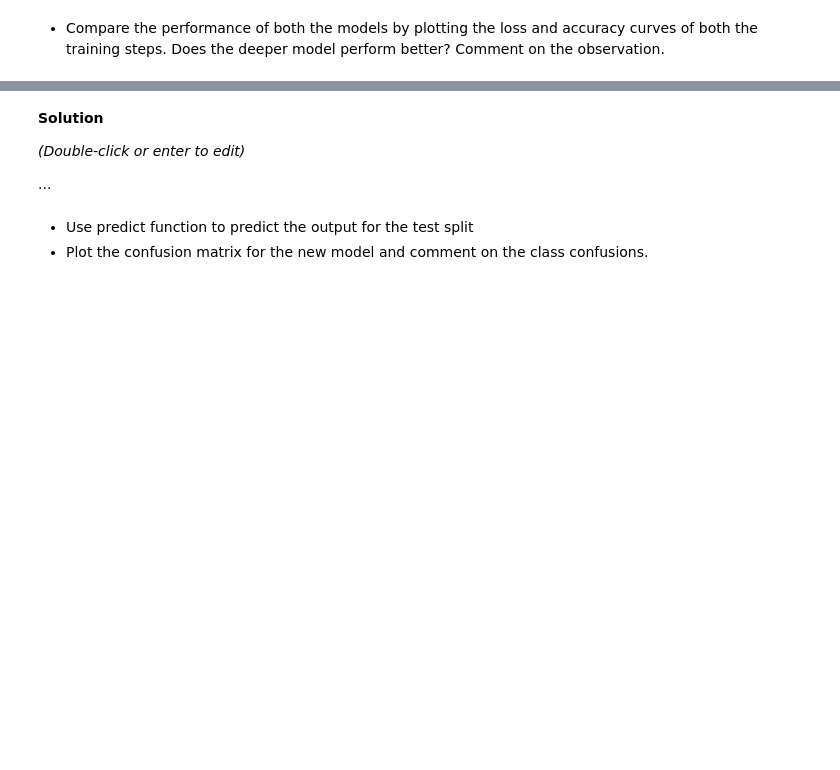
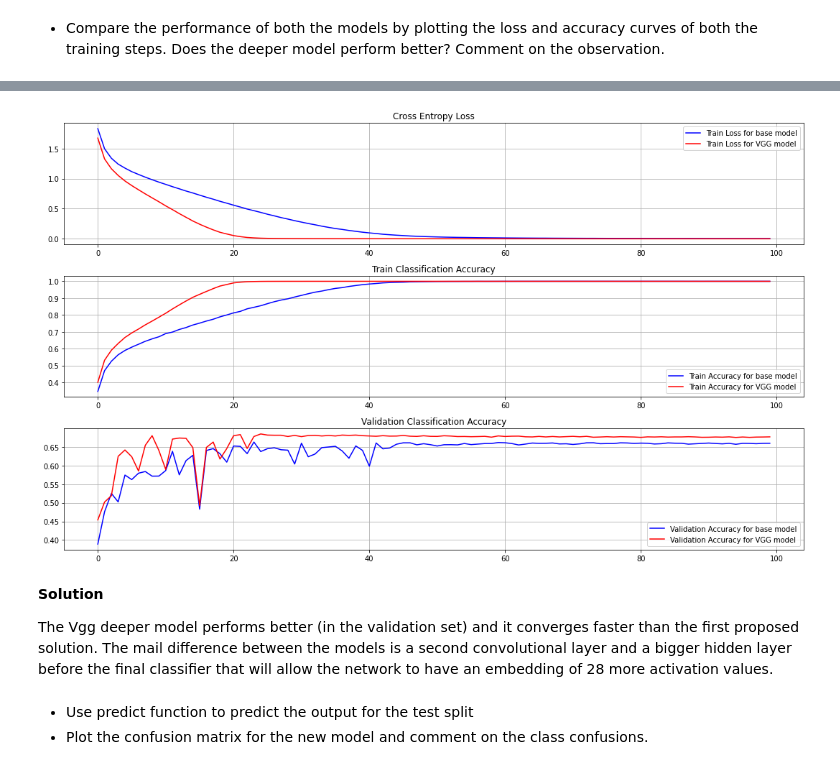
Before and after one commit to UPC-MAI-GitHub/MAI-CV, a Jupyter notebook: P6/p6_image_classification_using_cnn_exercise.ipynb, the cells around one changed output, grey strips where cells are left out. Drawn from its saved outputs; the diff is of its cells as text; code cells hidden in the pictures; blank space fills up the shorter version.

```diff
--- a/P6/p6_image_classification_using_cnn_exercise.ipynb
+++ b/P6/p6_image_classification_using_cnn_exercise.ipynb
@@ -142,5 +145,5 @@ model.compile(loss='categorical_crossentropy',
               optimizer='sgd',
               metrics = ['accuracy'])
 # %%
-history = model.fit(x_train, y_train, batch_size=100, epochs=10)
+history_baseline = model.fit(x_train, y_train, batch_size=32, epochs=100, validation_split=0.1)
 # %% [output]
@@ -193,5 +216,5 @@ model.compile(loss='categorical_crossentropy',
 *   Compare the performance of both the models by plotting the loss and accuracy curves of both the training steps. Does the deeper model perform better? Comment on the observation.
 # %%
 # solution
-history = model.fit(x_train, y_train, batch_size=100, epochs=10)
+history_vgg = model.fit(x_train, y_train, batch_size=32, epochs=100, validation_split=0.1)
 # %% [output]
@@ -218,9 +238,35 @@ Epoch 10/10
-# %% [markdown]
-**Solution**
-
-*(Double-click or enter to edit)*
-
-...
+# %%
+plt.figure(figsize=(15, 9))
+
+plt.subplot(311)
+plt.title('Cross Entropy Loss')
+plt.plot(history_baseline.history['loss'], color='blue', label='Train Loss for base model')
+plt.plot(history_vgg.history['loss'], color='red', label='Train Loss for VGG model')
+plt.legend()
+plt.grid('on')
+
+plt.subplot(312)
+plt.title('Train Classification Accuracy')
+plt.plot(history_baseline.history['accuracy'], color='blue', label='Train Accuracy for base model')
+plt.plot(history_vgg.history['accuracy'], color='red', label='Train Accuracy for VGG model')
+plt.legend()
+plt.grid('on')
+
+plt.subplot(313)
+plt.title('Validation Classification Accuracy')
+plt.plot(history_baseline.history['val_accuracy'], color='blue', label='Validation Accuracy for base model')
+plt.plot(history_vgg.history['val_accuracy'], color='red', label='Validation Accuracy for VGG model')
+plt.legend()
+plt.grid('on')
+
+plt.tight_layout()
+plt.show()
+# %% [output]
+[figure, added]
+# %% [markdown]
+**Solution**
+
+The Vgg deeper model performs better (in the validation set) and it converges faster than the first proposed solution. The mail difference between the models is a second convolutional layer and a bigger hidden layer before the final classifier that will allow the network to have an embedding of 28 more activation values.
 # %% [markdown]
 *   Use predict function to predict the output for the test split
 *   Plot the confusion matrix for the new model and comment on the class confusions.
```
Also changed, not shown: parts of 16 cells of this notebook.
